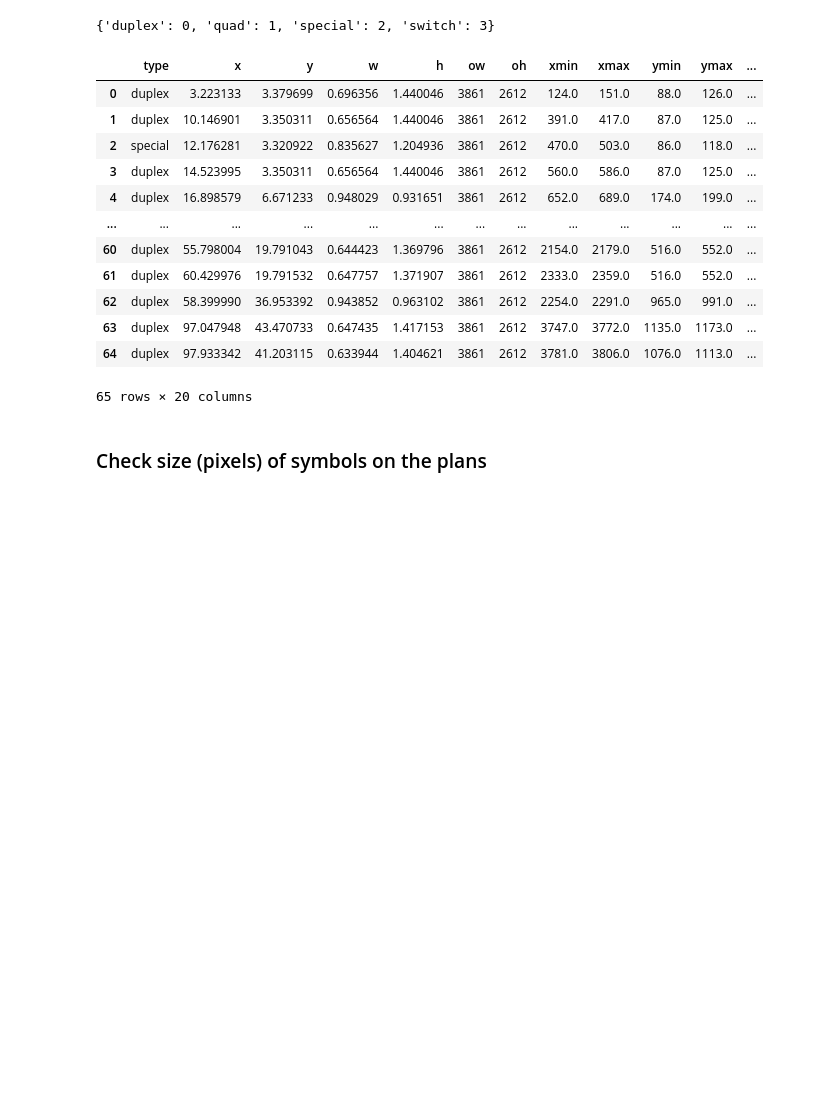
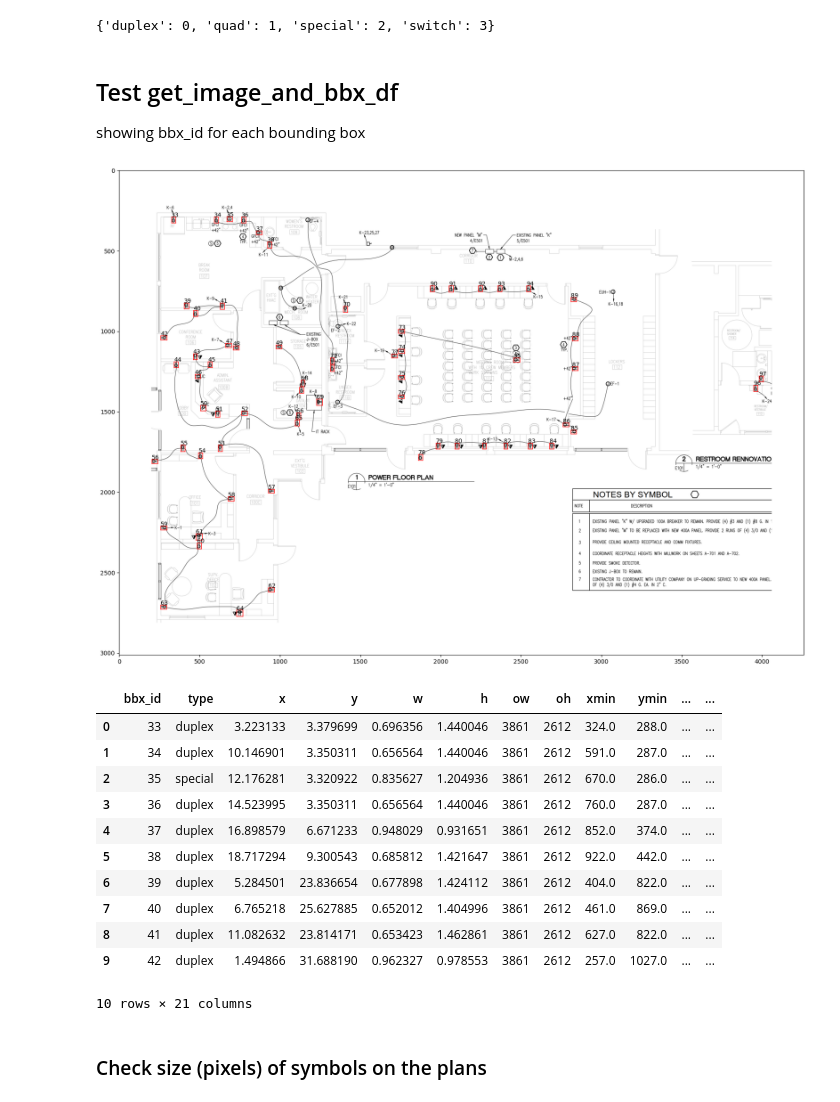
Before and after one commit to rdstern90/DSBA-6165-Project, a Jupyter notebook: Training Data Creation/extract_symbols_generate_yolo_data.ipynb, the cells around one changed output. Drawn from its saved outputs; the diff is of its cells as text; code cells hidden in the pictures; blank space fills up the shorter version.

```diff
--- a/Training Data Creation/extract_symbols_generate_yolo_data.ipynb
+++ b/Training Data Creation/extract_symbols_generate_yolo_data.ipynb
@@ -78,11 +97,15 @@ label_dict
 # %% [output]
 {'duplex': 0, 'quad': 1, 'special': 2, 'switch': 3}
 # %%
-def get_image_and_bbx_df(fname):
+def get_image_and_bbx_df(fname, pad=0):
+
+    path = image_dir + "/" + fname
+    imgfile = Image.open(path)
 
     df = pd.DataFrame()
     n_bbxs = len(data_dict[fname])
 
+    df['bbx_id'] = [data_dict[fname][i][7] for i in range(n_bbxs)]
     df['type'] = [data_dict[fname][i][4] for i in range(n_bbxs)]
     df['x'] = [data_dict[fname][i][0] for i in range(n_bbxs)]
     df['y'] = [data_dict[fname][i][1] for i in range(n_bbxs)]
@@ -92,9 +115,12 @@ def get_image_and_bbx_df(fname):
     df['oh'] = [data_dict[fname][i][6] for i in range(n_bbxs)]
 
 
-    df["xmin"] = np.floor((df['x']/100)*df['ow'])
+    df["xmin"] = np.floor((df['x']/100)*df['ow'])+pad
+    df["ymin"] = np.floor((df['y']/100)*df['oh'])+pad
+
+    # df["xmin"] = np.floor((df['x']/100)*df['ow'])
     df["xmax"] = np.ceil(df["xmin"] + (df['w']/100)*df['ow'])
-    df["ymin"] = np.floor((df['y']/100)*df['oh'])
+    # df["ymin"] = np.floor((df['y']/100)*df['oh'])
     df["ymax"] = np.ceil(df["ymin"] + (df['h']/100)*df['oh'])
     df["px_width"] = df["xmax"] - df["xmin"]
     df["px_height"] = df["ymax"] - df["ymin"]
@@ -129,27 +155,55 @@ def get_image_and_bbx_df(fname):
     df["ymax_sq"] = ymax_sq
 
 
-    path = image_dir + "/" + fname
-    imgfile = Image.open(path)
+    # df.index = df.bbx_id.values
+    # df.drop(columns="bbx_id", inplace=True)
+
+    if pad != 0:
+        w,h = imgfile.size
+        paddedimg = Image.new('RGBA', (w+2*pad, h+2*pad), color='white')
+        paddedimg.paste(imgfile, (pad, pad), imgfile)
+
+        return paddedimg, df
+
 
     return imgfile, df
-# %%
-_, df = get_image_and_bbx_df(fnames_labelfile[1])
-df
-# %% [output]
-|  | type | x | y | w | h | ow | oh | xmin | xmax | ymin | ymax | ... |
-| 0 | duplex | 3.223133 | 3.379699 | 0.696356 | 1.440046 | 3861 | 2612 | 124.0 | 151.0 | 88.0 | 126.0 | ... |
-| 1 | duplex | 10.146901 | 3.350311 | 0.656564 | 1.440046 | 3861 | 2612 | 391.0 | 417.0 | 87.0 | 125.0 | ... |
-| 2 | special | 12.176281 | 3.320922 | 0.835627 | 1.204936 | 3861 | 2612 | 470.0 | 503.0 | 86.0 | 118.0 | ... |
-| 3 | duplex | 14.523995 | 3.350311 | 0.656564 | 1.440046 | 3861 | 2612 | 560.0 | 586.0 | 87.0 | 125.0 | ... |
-| 4 | duplex | 16.898579 | 6.671233 | 0.948029 | 0.931651 | 3861 | 2612 | 652.0 | 689.0 | 174.0 | 199.0 | ... |
-| ... | ... | ... | ... | ... | ... | ... | ... | ... | ... | ... | ... | ... |
-| 60 | duplex | 55.798004 | 19.791043 | 0.644423 | 1.369796 | 3861 | 2612 | 2154.0 | 2179.0 | 516.0 | 552.0 | ... |
-| 61 | duplex | 60.429976 | 19.791532 | 0.647757 | 1.371907 | 3861 | 2612 | 2333.0 | 2359.0 | 516.0 | 552.0 | ... |
-| 62 | duplex | 58.399990 | 36.953392 | 0.943852 | 0.963102 | 3861 | 2612 | 2254.0 | 2291.0 | 965.0 | 991.0 | ... |
-| 63 | duplex | 97.047948 | 43.470733 | 0.647435 | 1.417153 | 3861 | 2612 | 3747.0 | 3772.0 | 1135.0 | 1173.0 | ... |
-| 64 | duplex | 97.933342 | 41.203115 | 0.633944 | 1.404621 | 3861 | 2612 | 3781.0 | 3806.0 | 1076.0 | 1113.0 | ... |
-65 rows × 20 columns
+# %% [markdown]
+## Test get_image_and_bbx_df
+
+showing bbx_id for each bounding box
+# %%
+imgfile, df = get_image_and_bbx_df(fnames_labelfile[1],pad=200)
+imgfile_array = np.array(imgfile)
+
+plt.figure(figsize=(25,15))
+
+plt.imshow(imgfile_array)
+for idx, row in df.iterrows():
+    plt.plot([row['xmin'], row['xmax']], [row['ymin'], row['ymin']], color='red', linewidth=1)
+    plt.plot([row['xmin'], row['xmin']], [row['ymax'], row['ymin']], color='red', linewidth=1)
+    plt.plot([row['xmax'], row['xmax']], [row['ymax'], row['ymin']], color='red', linewidth=1)
+    plt.plot([row['xmin'], row['xmax']], [row['ymax'], row['ymax']], color='red', linewidth=1)
+    plt.annotate(row['bbx_id'], (row['xmin'], row['ymin']))
+# plt.xticks([])
+# plt.yticks([])
+
+plt.show()
+
+df.head(10)
+# %% [output]
+[figure, added]
+|  | bbx_id | type | x | y | w | h | ow | oh | xmin | ymin | ... | ... |
+| 0 | 33 | duplex | 3.223133 | 3.379699 | 0.696356 | 1.440046 | 3861 | 2612 | 324.0 | 288.0 | ... | ... |
+| 1 | 34 | duplex | 10.146901 | 3.350311 | 0.656564 | 1.440046 | 3861 | 2612 | 591.0 | 287.0 | ... | ... |
+| 2 | 35 | special | 12.176281 | 3.320922 | 0.835627 | 1.204936 | 3861 | 2612 | 670.0 | 286.0 | ... | ... |
+| 3 | 36 | duplex | 14.523995 | 3.350311 | 0.656564 | 1.440046 | 3861 | 2612 | 760.0 | 287.0 | ... | ... |
+| 4 | 37 | duplex | 16.898579 | 6.671233 | 0.948029 | 0.931651 | 3861 | 2612 | 852.0 | 374.0 | ... | ... |
+| 5 | 38 | duplex | 18.717294 | 9.300543 | 0.685812 | 1.421647 | 3861 | 2612 | 922.0 | 442.0 | ... | ... |
+| 6 | 39 | duplex | 5.284501 | 23.836654 | 0.677898 | 1.424112 | 3861 | 2612 | 404.0 | 822.0 | ... | ... |
+| 7 | 40 | duplex | 6.765218 | 25.627885 | 0.652012 | 1.404996 | 3861 | 2612 | 461.0 | 869.0 | ... | ... |
+| 8 | 41 | duplex | 11.082632 | 23.814171 | 0.653423 | 1.462861 | 3861 | 2612 | 627.0 | 822.0 | ... | ... |
+| 9 | 42 | duplex | 1.494866 | 31.688190 | 0.962327 | 0.978553 | 3861 | 2612 | 257.0 | 1027.0 | ... | ... |
+10 rows × 21 columns
 # %% [markdown]
 ### Check size (pixels) of symbols on the plans
 # %%
```
Also changed, not shown: parts of 19 cells of this notebook, 25 other files.
